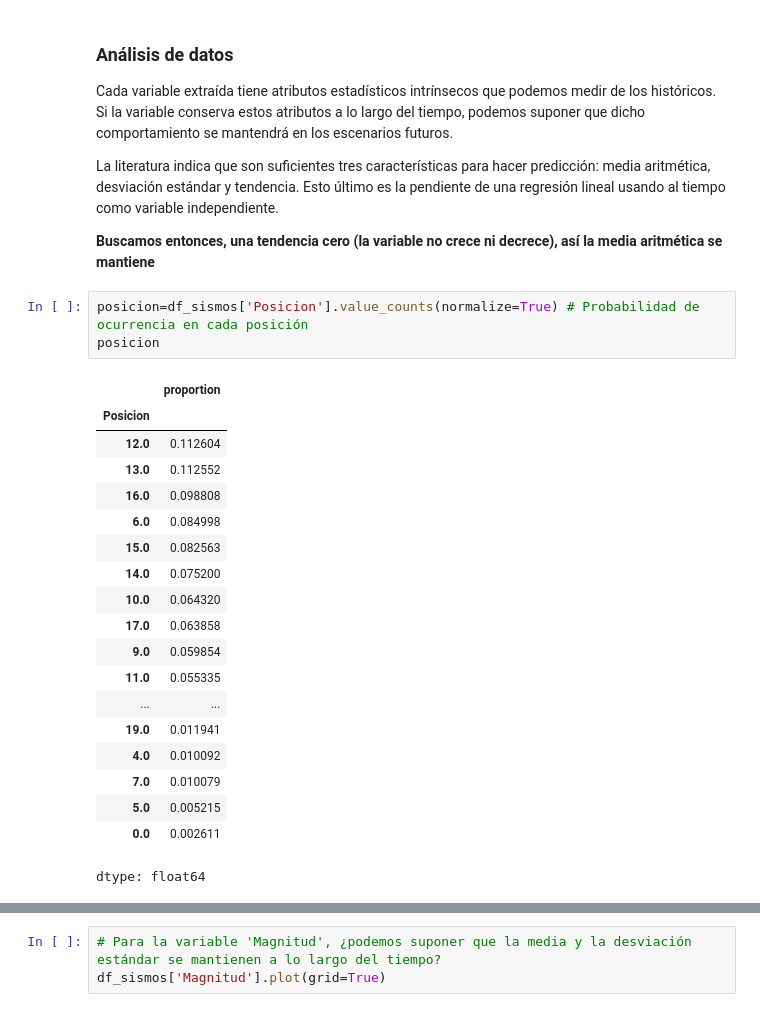
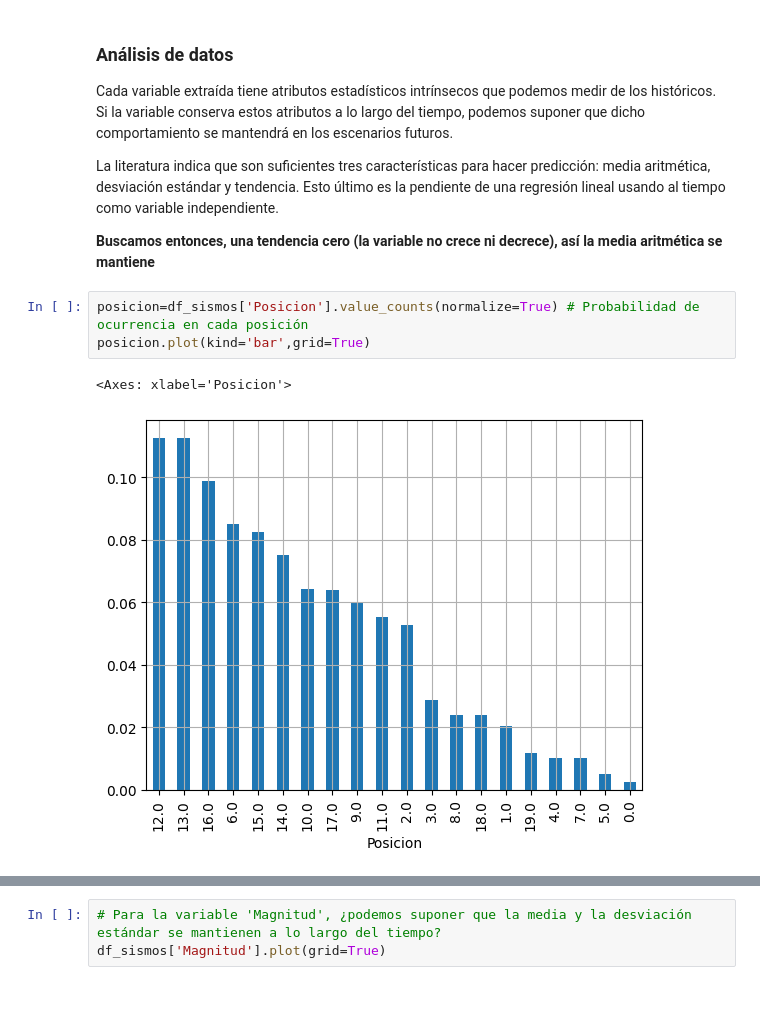
Before and after one commit to ArellanoMCarlos/SimMatO2025, a Jupyter notebook: Módulo 2 - Métodos heurísticos/3 - Simulación_de_escenarios_futuros.ipynb, the cells around one changed output, grey strips where cells are left out. Saved outputs shown, nothing was run; the diff lists cells and outputs as text.

```diff
--- a/Módulo 2 - Métodos heurísticos/3 - Simulación_de_escenarios_futuros.ipynb
+++ b/Módulo 2 - Métodos heurísticos/3 - Simulación_de_escenarios_futuros.ipynb
@@ -422,25 +431,8 @@ La literatura indica que son suficientes tres características para hacer predic
 **Buscamos entonces, una tendencia cero (la variable no crece ni decrece), así la media aritmética se mantiene**
 # %%
 posicion=df_sismos['Posicion'].value_counts(normalize=True) # Probabilidad de ocurrencia en cada posición
-posicion
+posicion.plot(kind='bar',grid=True)
 # %% [output]
-|  | proportion |
-| Posicion |  |
-| 12.0 | 0.112604 |
-| 13.0 | 0.112552 |
-| 16.0 | 0.098808 |
-| 6.0 | 0.084998 |
-| 15.0 | 0.082563 |
-| 14.0 | 0.075200 |
-| 10.0 | 0.064320 |
-| 17.0 | 0.063858 |
-| 9.0 | 0.059854 |
-| 11.0 | 0.055335 |
-| ... | ... |
-| 19.0 | 0.011941 |
-| 4.0 | 0.010092 |
-| 7.0 | 0.010079 |
-| 5.0 | 0.005215 |
-| 0.0 | 0.002611 |
-dtype: float64
+<Axes: xlabel='Posicion'>
+[figure, added]
 # %%
```
Also changed, not shown: parts of 16 cells of this notebook, 2 other files.
